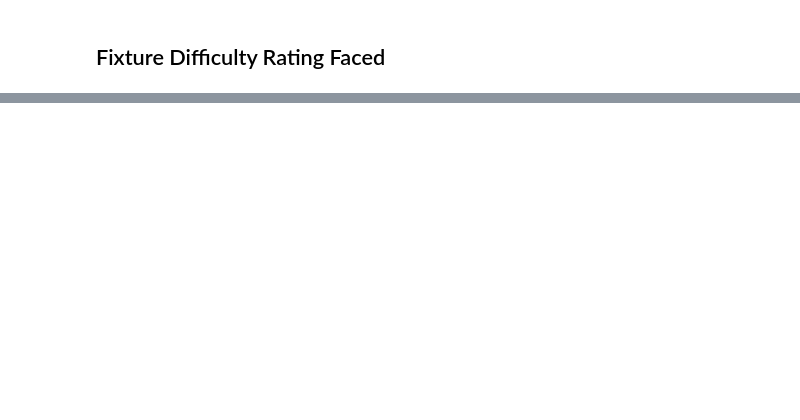
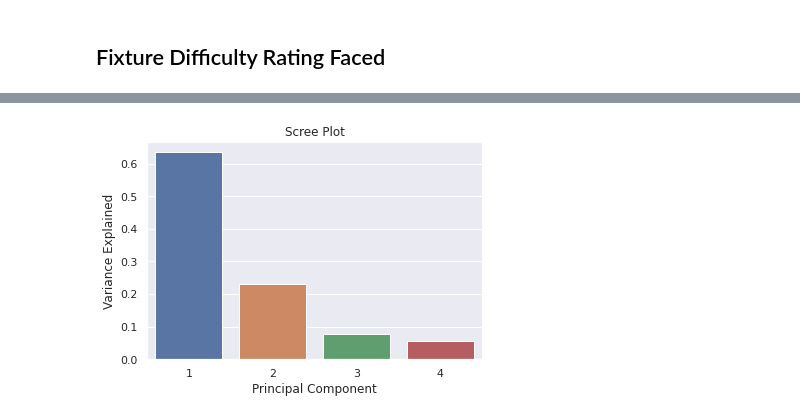
Before and after one commit to SitwalaM/fpl, a Jupyter notebook: notebooks/fpl_eda.ipynb, the cells around one changed output, grey strips where cells are left out. Cells and saved outputs as stored; diff of their text form; code cells hidden in the pictures; blank space fills up the shorter version.

```diff
--- a/notebooks/fpl_eda.ipynb
+++ b/notebooks/fpl_eda.ipynb
@@ -195,0 +315,11 @@ print(tabulate(diff_df, headers='keys', tablefmt='psql'))
+# %%
+PC_values = np.arange(pca_fit_k.n_components) + 1
+explained_variance = np.var(Xt, axis=0)
+explained_variance_ratio = explained_variance / np.sum(explained_variance)
+sns.barplot(PC_values, explained_variance_ratio)
+plt.title('Scree Plot')
+plt.xlabel('Principal Component')
+plt.ylabel('Variance Explained')
+plt.show()
+# %% [output]
+[figure, added]
```
Also changed, not shown: parts of 23 cells of this notebook, 8 other files.
